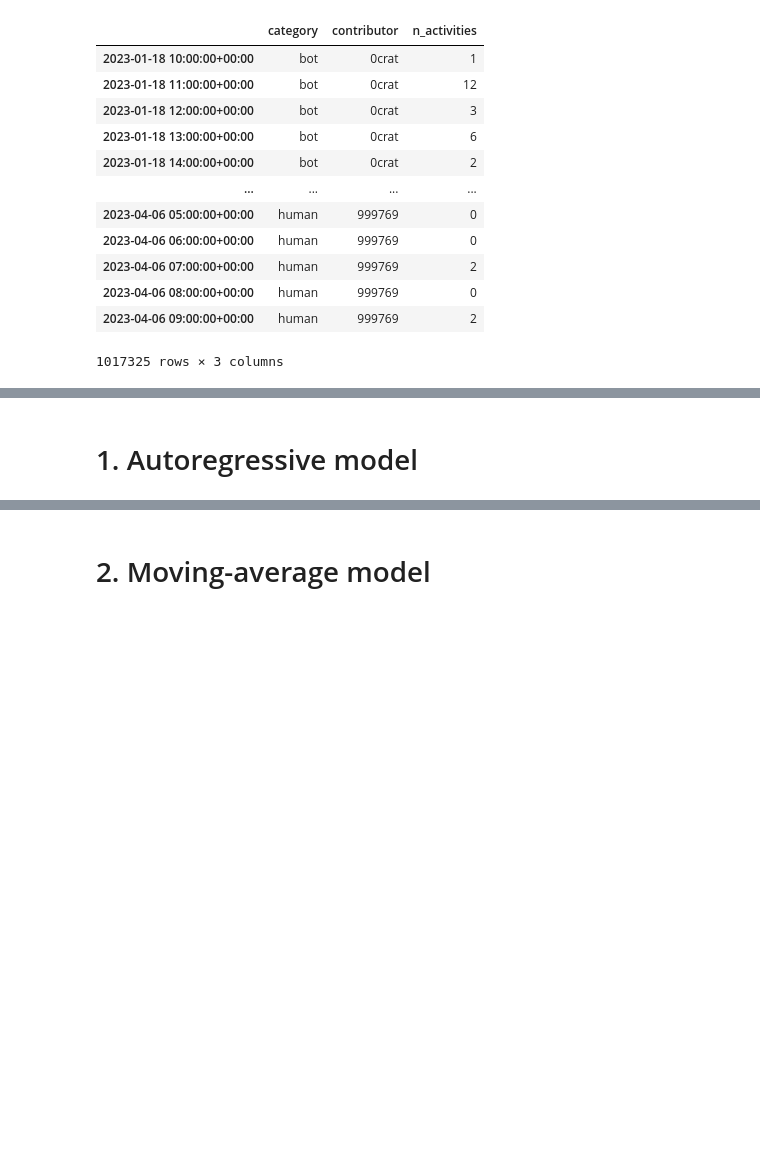
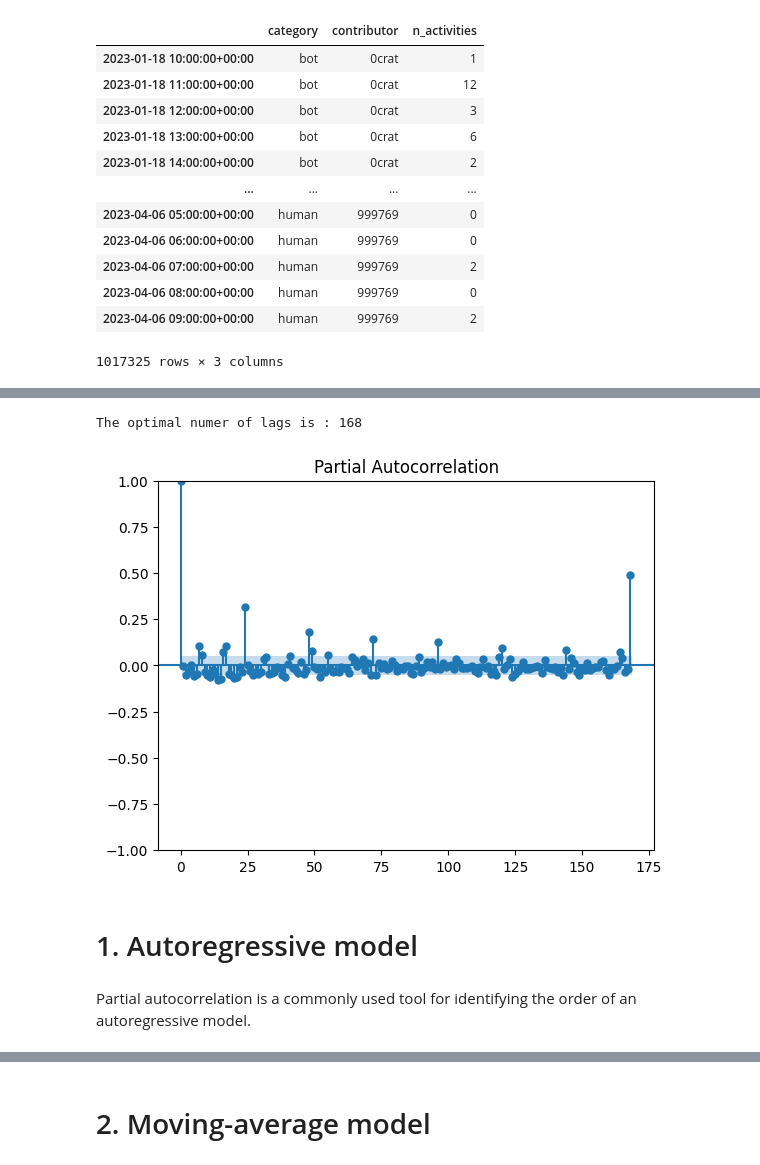
Before and after one commit to uhourri/GH-Bots-API, a Jupyter notebook: code/Models comparing using time sequences.ipynb, the cells around one changed output, grey strips where cells are left out. Drawn from its saved outputs; the diff is of its cells as text; code cells hidden in the pictures; blank space fills up the shorter version.

Commit message:
adding AR and MA models

```diff
--- a/code/Models comparing using time sequences.ipynb
+++ b/code/Models comparing using time sequences.ipynb
@@ -138,2 +115,16 @@ test
+# %%
+temp = data[data['contributor'] == 'lingohub[bot]']
+lags = min(int((len(temp)/2)-1),168)
+
+acf_values, _ = pacf(temp['n_activities'].values, nlags=lags, alpha=0.05, method='ols')
+
+print('The optimal numer of lags is :', np.argmax(acf_values[1:])+1)
+
+# Plot the partial autocorrelation function
+plot_pacf(temp['n_activities'].values, lags=lags)
+plt.show()
+# %% [output]
+The optimal numer of lags is : 168
+[figure, added]
 # %% [markdown]
 # 1. Autoregressive model
@@ -139,0 +133,2 @@ test
+# %% [markdown]
+Partial autocorrelation is a commonly used tool for identifying the order of an autoregressive model.
```
Also changed, not shown: parts of 26 cells of this notebook, 2 other files.
